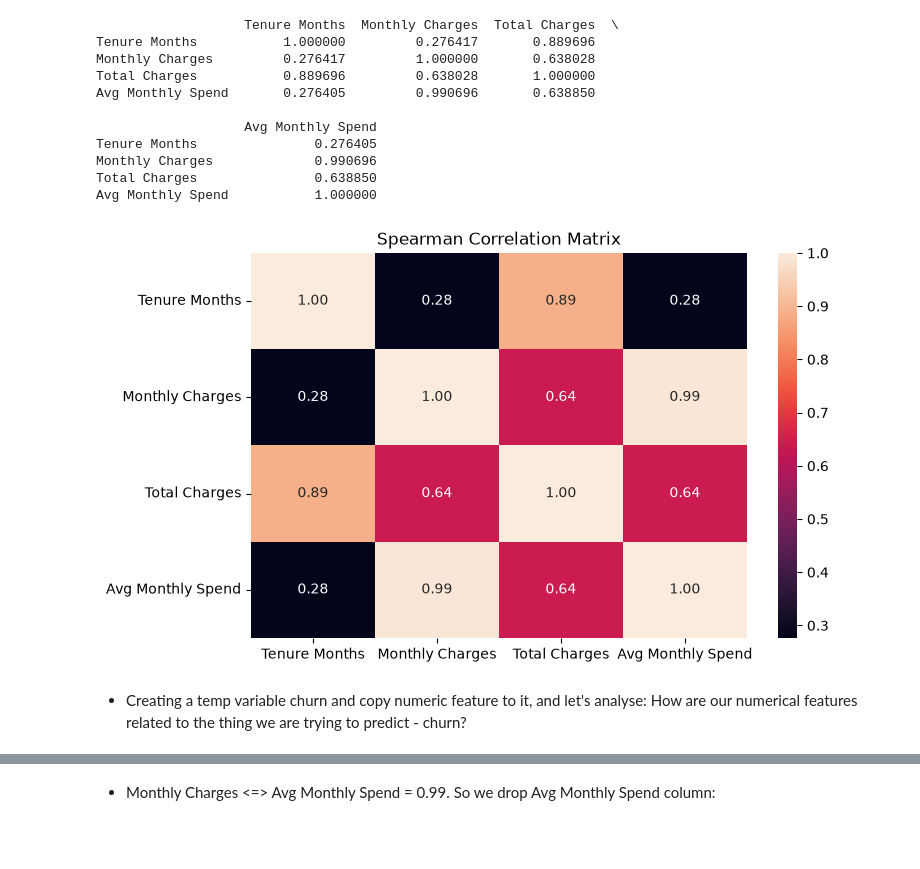
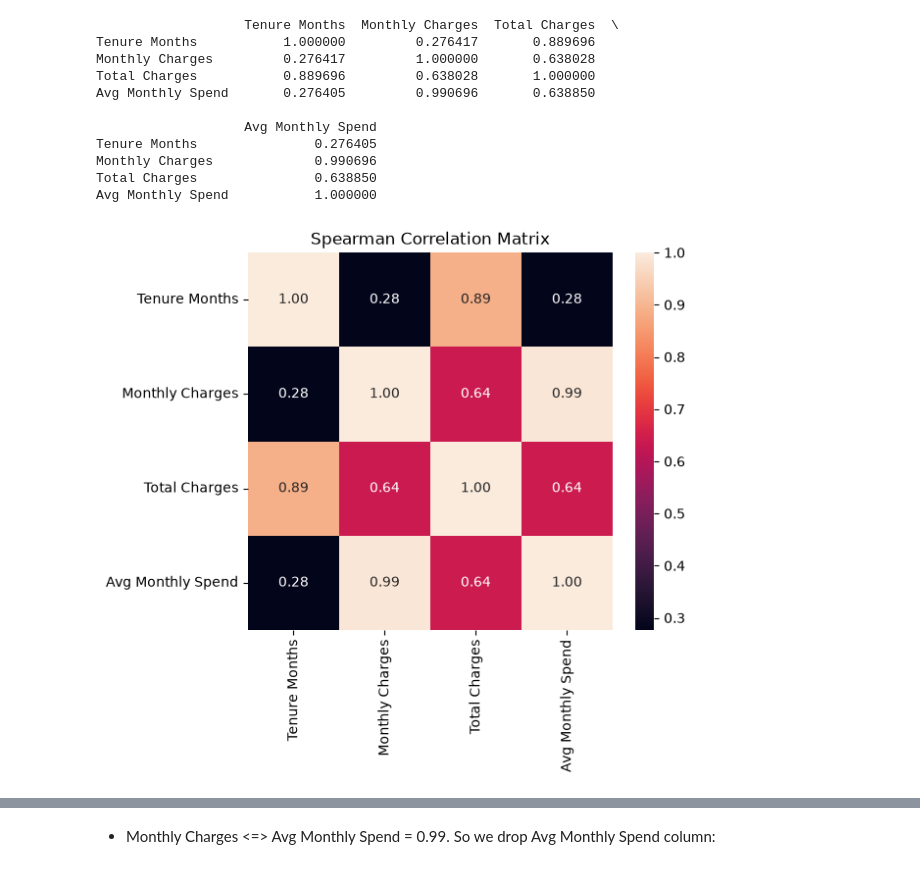
Before and after one commit to ArjunTechie118/Costumer-Churn-Prediction, a Jupyter notebook: notebook/02_model_training.ipynb, the cells around one changed output, grey strips where cells are left out. Saved outputs shown, nothing was run; the diff lists cells and outputs as text; code cells hidden in the pictures; blank space fills up the shorter version.

```diff
--- a/notebook/02_model_training.ipynb
+++ b/notebook/02_model_training.ipynb
@@ -97,17 +102,16 @@ Monthly Charges             0.990696
 Total Charges               0.638850
 Avg Monthly Spend           1.000000
 # %%
-plt.figure(figsize=(8, 5))
+plt.figure(figsize=(6,5))
 
 sns.heatmap(
     corr_matrix,
     annot=True,
     fmt=".2f"
 )
 
 plt.title("Spearman Correlation Matrix")
+plt.savefig("../images/AvgMonthlySpend_Correlation.png")
 plt.show()
 # %% [output]
-[figure, old version]
+[figure, new version]
-# %% [markdown]
-- Creating a temp variable churn and copy numeric feature to it, and let's analyse: How are our numerical features related to the thing we are trying to predict - churn?
```
Also changed, not shown: parts of 28 cells of this notebook, 8 other files.
